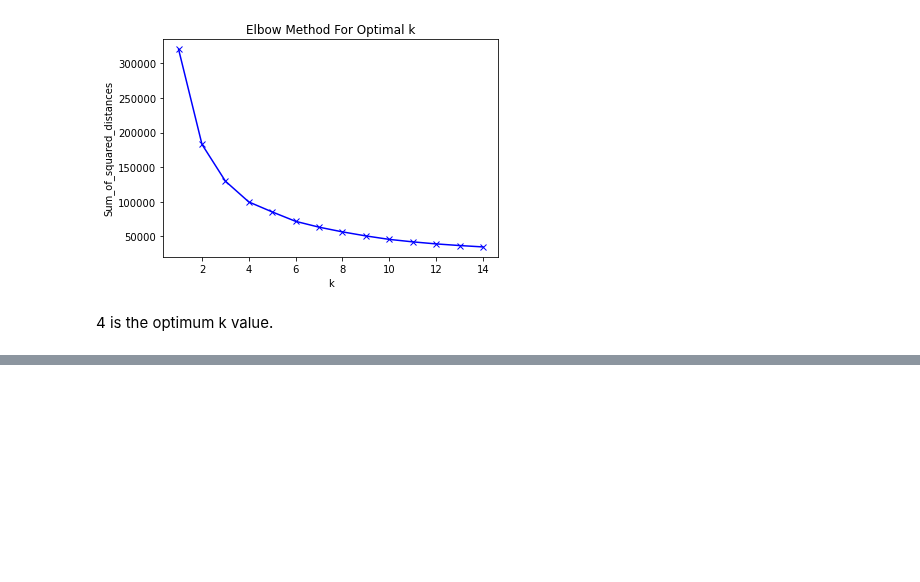
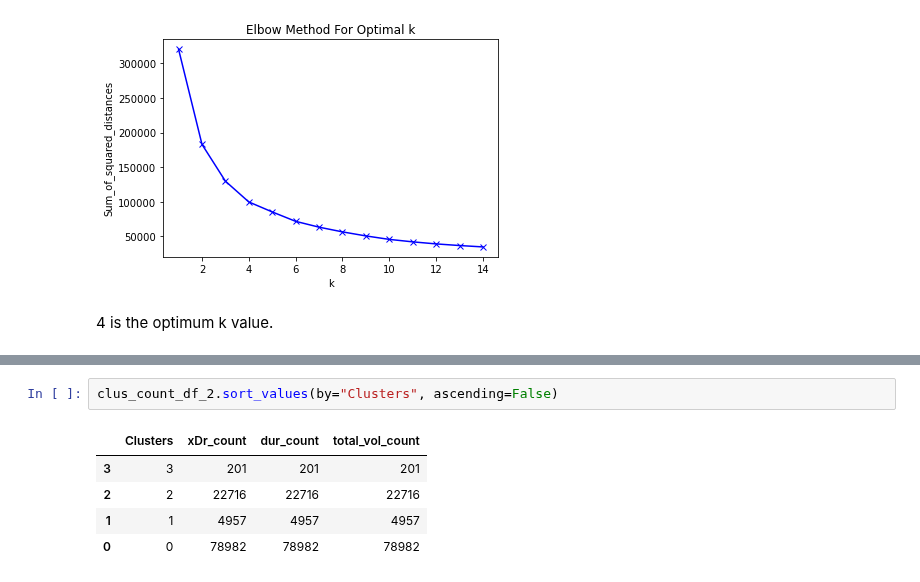
Before and after one commit to benbel376/telecom_users_analytics, a Jupyter notebook: notebooks/user_engagement_analysis.ipynb, the cells around one changed output, grey strips where cells are left out. Saved outputs shown, nothing was run; the diff lists cells and outputs as text; blank space fills up the shorter version.

```diff
--- a/notebooks/user_engagement_analysis.ipynb
+++ b/notebooks/user_engagement_analysis.ipynb
@@ -258,0 +292,8 @@ plt.show()
+# %%
+clus_count_df_2.sort_values(by="Clusters", ascending=False)
+# %% [output]
+|  | Clusters | xDr_count | dur_count | total_vol_count |
+| 3 | 3 | 201 | 201 | 201 |
+| 2 | 2 | 22716 | 22716 | 22716 |
+| 1 | 1 | 4957 | 4957 | 4957 |
+| 0 | 0 | 78982 | 78982 | 78982 |
```
Also changed, not shown: parts of 7 cells of this notebook.
